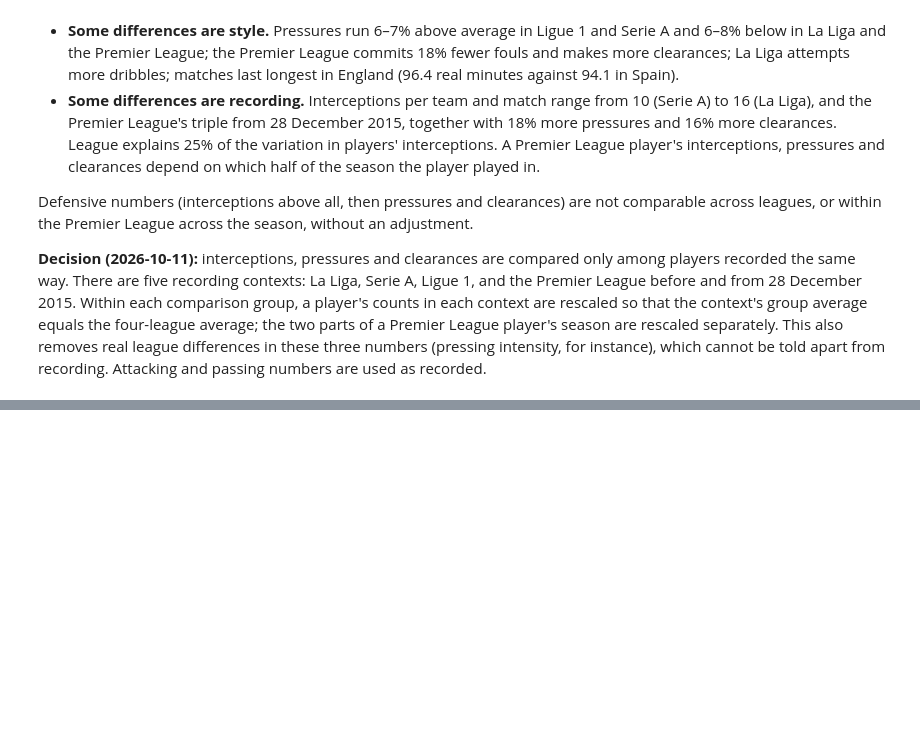
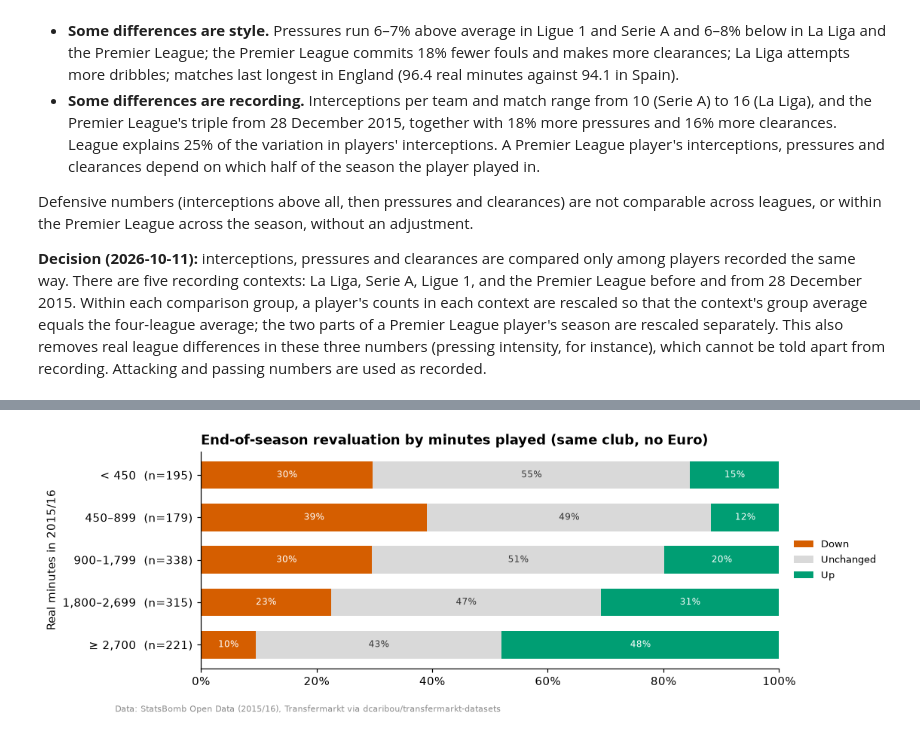
Before and after one commit to Fabiohhp/football-scouting, a Jupyter notebook: notebooks/01_data_exploration.ipynb, the cells around one changed output, grey strips where cells are left out. Saved outputs shown, nothing was run; the diff lists cells and outputs as text; code cells hidden in the pictures; blank space fills up the shorter version.

```diff
--- a/notebooks/01_data_exploration.ipynb
+++ b/notebooks/01_data_exploration.ipynb
@@ -999,0 +1182,15 @@ numbers are used as recorded.
+# %%
+CUTOFFS = ["2016-05-31", "2016-06-30", "2016-07-16", "2016-08-01"]
+june_30 = value_at(valuations, "2016-06-30")
+cutoffs = {}
+for day in CUTOFFS:
+    x = value_at(valuations, day)
+    club_before = june_30.club.reindex(x.index)
+    cutoffs[f"{pd.Timestamp(day):%-d %b %Y}"] = {
+        "players with a value": len(x),
+        "median age of the value (days)": x.age_days.median(),
+        "value set after the season (%)": x.date.gt(SEASON_OVER).mean() * 100,
+        "at another club than on 30 June (%)": (club_before.notna() & x.club.ne(club_before)).mean()
+        * 100,
+    }
+pd.DataFrame(cutoffs).round(0).astype(int)
@@ -999,0 +1215,64 @@ numbers are used as recorded.
+# %%
+aug_1 = value_at(valuations, "2016-08-01")
+summer_change = june_30[["value", "date", "club"]].join(
+    aug_1[["value", "date", "club"]], rsuffix="_aug", how="inner"
+)
+summer_change = summer_change[summer_change.date_aug > summer_change.date]
+summer_change["change"] = np.log(summer_change.value_aug / summer_change.value)
+summer_change["moved"] = summer_change.club_aug != summer_change.club
+summer_change["euro"] = summer_change.index.isin(euro_squads)
+stayed = summer_change[~summer_change.moved & ~summer_change.euro].join(
+    players.set_index("player_id").minutes
+)
+direction = np.sign(stayed.change).map({-1.0: "Down", 0.0: "Unchanged", 1.0: "Up"})
+minutes_band = pd.cut(
+    stayed.minutes,
+    [0, 450, 900, 1800, 2700, np.inf],
+    right=False,
+    labels=["< 450", "450–899", "900–1,799", "1,800–2,699", "≥ 2,700"],
+)
+moves = pd.crosstab(minutes_band, direction, normalize="index")[["Down", "Unchanged", "Up"]]
+band_n = minutes_band.value_counts().reindex(moves.index)
+
+fig, ax = plt.subplots(figsize=(9, 3.4))
+left = np.zeros(len(moves))
+for col, colour in zip(moves.columns, [OKABE_ITO[5], "#D9D9D9", OKABE_ITO[2]], strict=True):
+    ax.barh(range(len(moves)), moves[col], left=left, color=colour, label=col, height=0.65)
+    for i, (x0, w) in enumerate(zip(left, moves[col], strict=True)):
+        if w >= 0.06:
+            text_colour = "#333333" if col == "Unchanged" else "white"
+            ax.text(
+                x0 + w / 2, i, f"{w:.0%}", ha="center", va="center", fontsize=8, color=text_colour
+            )
+    left += moves[col].to_numpy()
+ax.set_yticks(range(len(moves)), [f"{b}  (n={band_n[b]})" for b in moves.index])
+ax.invert_yaxis()
+ax.set_xlim(0, 1)
+ax.xaxis.set_major_formatter(PercentFormatter(1))
+ax.grid(False)
+ax.set_ylabel("Real minutes in 2015/16")
+ax.set_title("End-of-season revaluation by minutes played (same club, no Euro)")
+ax.legend(loc="center left", bbox_to_anchor=(1.01, 0.5), fontsize=8.5)
+credit(fig)
+plt.show()
+
+
+def summary(x: pd.Series) -> str:
+    return (
+        f"{len(x)} players, {(x > 0).mean():.0%} up, {(x < 0).mean():.0%} down, "
+        f"mean change {np.exp(x.mean()) - 1:+.0%}"
+    )
+
+
+moved = summer_change[summer_change.moved]
+print(f"Revalued between 30 June and 1 August: {len(summer_change):,} of {len(june_30):,}.")
+rho = spearmanr(stayed.minutes, stayed.change).statistic
+print(f"- same club, no Euro: {summary(stayed.change)}; Spearman with minutes {rho:.2f}")
+print(f"- Euro squads, after the tournament: {summary(summer_change[summer_change.euro].change)}")
+print(
+    f"- at another club: {summary(moved.change)}; {(moved.date > '2016-02-01').sum()} of them "
+    f"were last valued after the January window closed, "
+    f"{(moved.club_aug == 'Without Club').sum()} are now without a club"
+)
+# %% [output]
+[figure, added]
```
Also changed, not shown: parts of 23 cells of this notebook, 9 other files.
